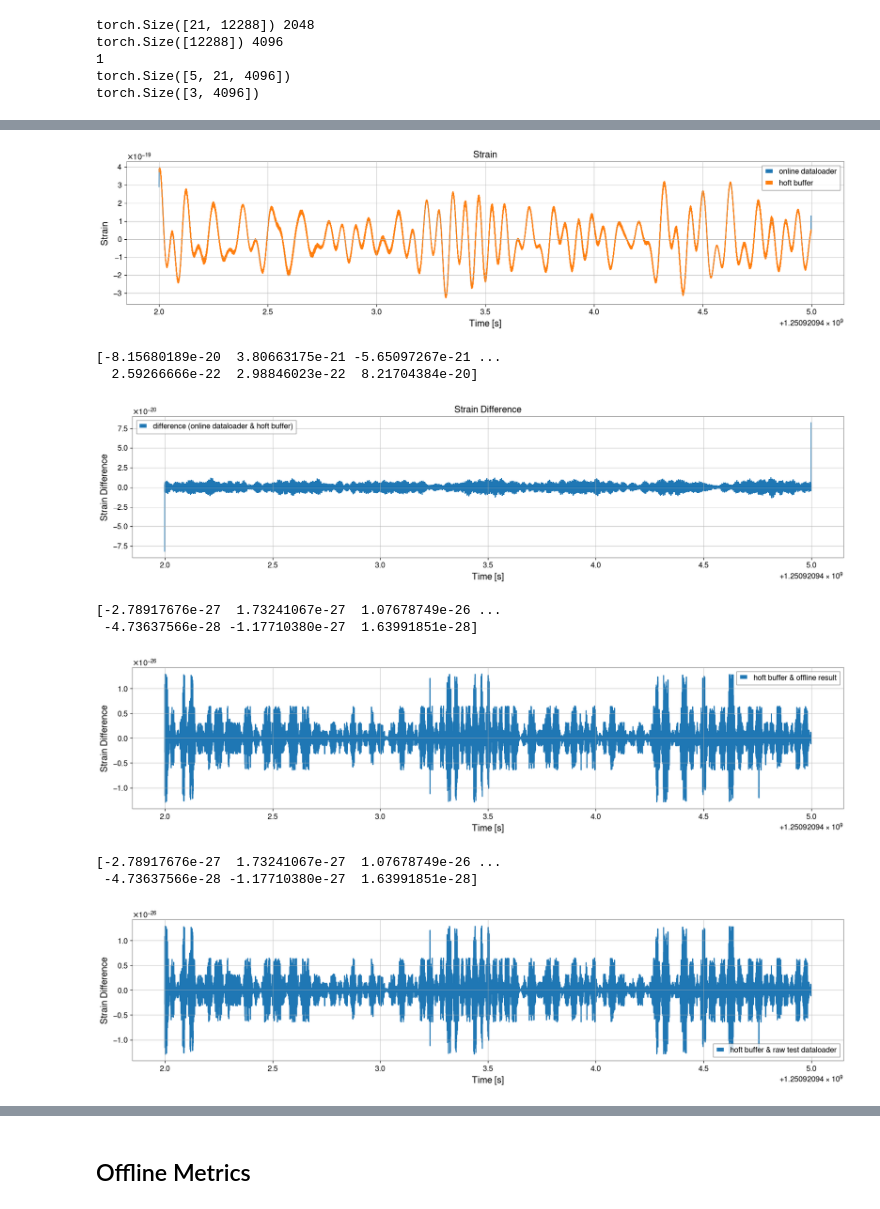
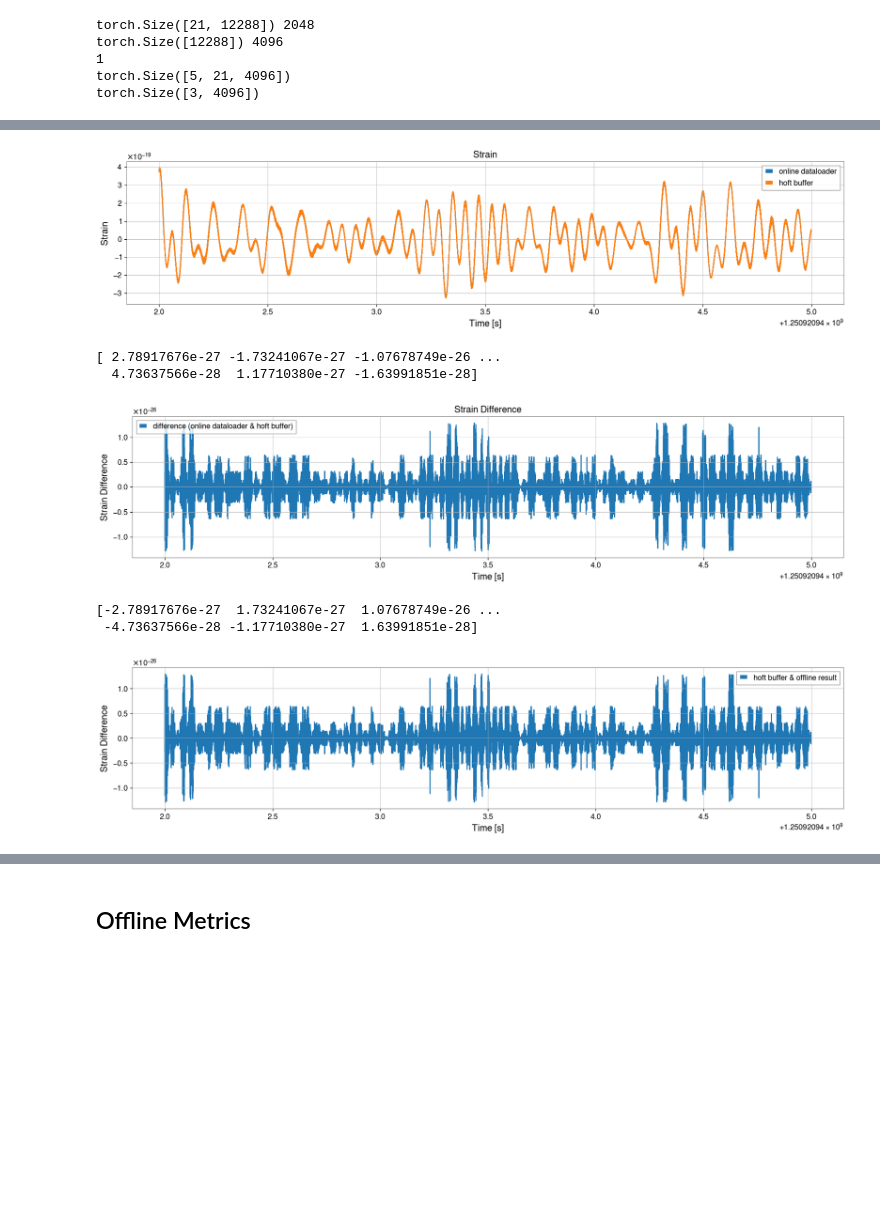
Before and after one commit to saleem-muhammed/deepcleanv2, a Jupyter notebook: projects/clean/compare.ipynb, the cells around one changed output, grey strips where cells are left out. Cells and saved outputs as stored; diff of their text form; code cells hidden in the pictures; blank space fills up the shorter version.

```diff
--- a/projects/clean/compare.ipynb
+++ b/projects/clean/compare.ipynb
@@ -267,46 +264,35 @@ tensor([-8.1568e-20,  3.8066e-21, -5.6510e-21,  ...,  2.5927e-22,
 # %%
 # hoft_buffer.plot(figsize=[20,4]).show()
 plt.figure(figsize=[20,4])
 plt.title('Strain')
 plt.plot(times, inference_dataset.y_inference.X.double().to('cpu').numpy(), label='online dataloader')
 plt.plot(times, hoft_buffer.value, label='hoft buffer')
 plt.xlabel('Time [s]')
 plt.ylabel('Strain')
 plt.legend()
 plt.show()
 
 print(inference_dataset.y_inference.X.double().to('cpu').numpy() - hoft_buffer.value)
 plt.figure(figsize=[20,4])
 plt.title('Strain Difference')
 plt.plot(times, inference_dataset.y_inference.X.double().to('cpu').numpy() - hoft_buffer.value, label='difference (online dataloader & hoft buffer)')
 plt.xlabel('Time [s]')
 plt.ylabel('Strain Difference')
 plt.legend()
 plt.show()
 
 print(hoft_buffer.value - offline_raw)
 plt.figure(figsize=[20,4])
 plt.plot(hoft_buffer.times, hoft_buffer.value - offline_raw, label='hoft buffer & offline result')
 plt.xlabel('Time [s]')
 plt.ylabel('Strain Difference')
 plt.legend()
 plt.show()
-
-print(hoft_buffer.value - t_data_raw)
-plt.figure(figsize=[20,4])
-plt.plot(hoft_buffer.times, hoft_buffer.value - t_data_raw, label='hoft buffer & raw test dataloader')
-plt.xlabel('Time [s]')
-plt.ylabel('Strain Difference')
-plt.legend()
-plt.show()
 # %% [output]
 [figure]
-[-8.15680189e-20  3.80663175e-21 -5.65097267e-21 ...
-  2.59266666e-22  2.98846023e-22  8.21704384e-20]
+[ 2.78917676e-27 -1.73241067e-27 -1.07678749e-26 ...
+  4.73637566e-28  1.17710380e-27 -1.63991851e-28]
-[figure, old version]
+[figure, new version]
 [-2.78917676e-27  1.73241067e-27  1.07678749e-26 ...
  -4.73637566e-28 -1.17710380e-27  1.63991851e-28]
 [figure]
-[-2.78917676e-27  1.73241067e-27  1.07678749e-26 ...
- -4.73637566e-28 -1.17710380e-27  1.63991851e-28]
-[figure, removed]
```
Also changed, not shown: parts of 25 cells of this notebook, 5 other files.
